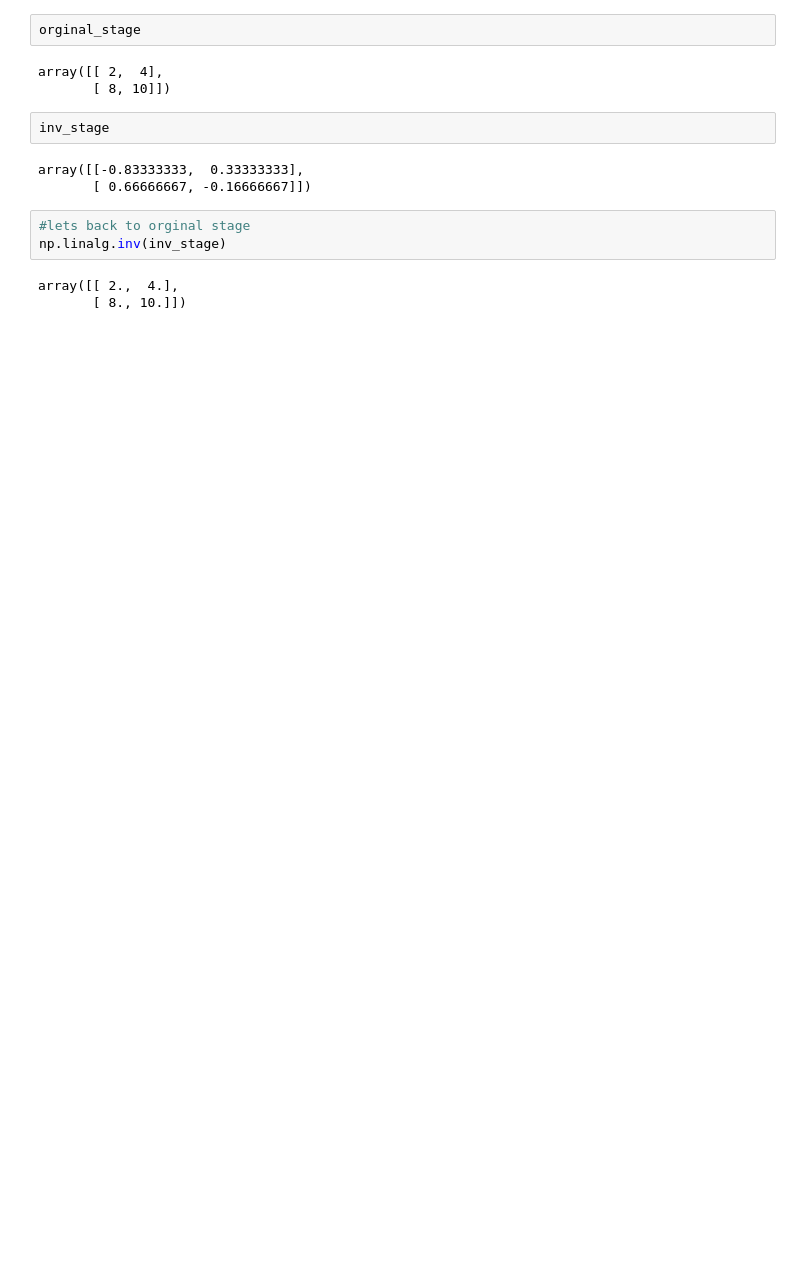
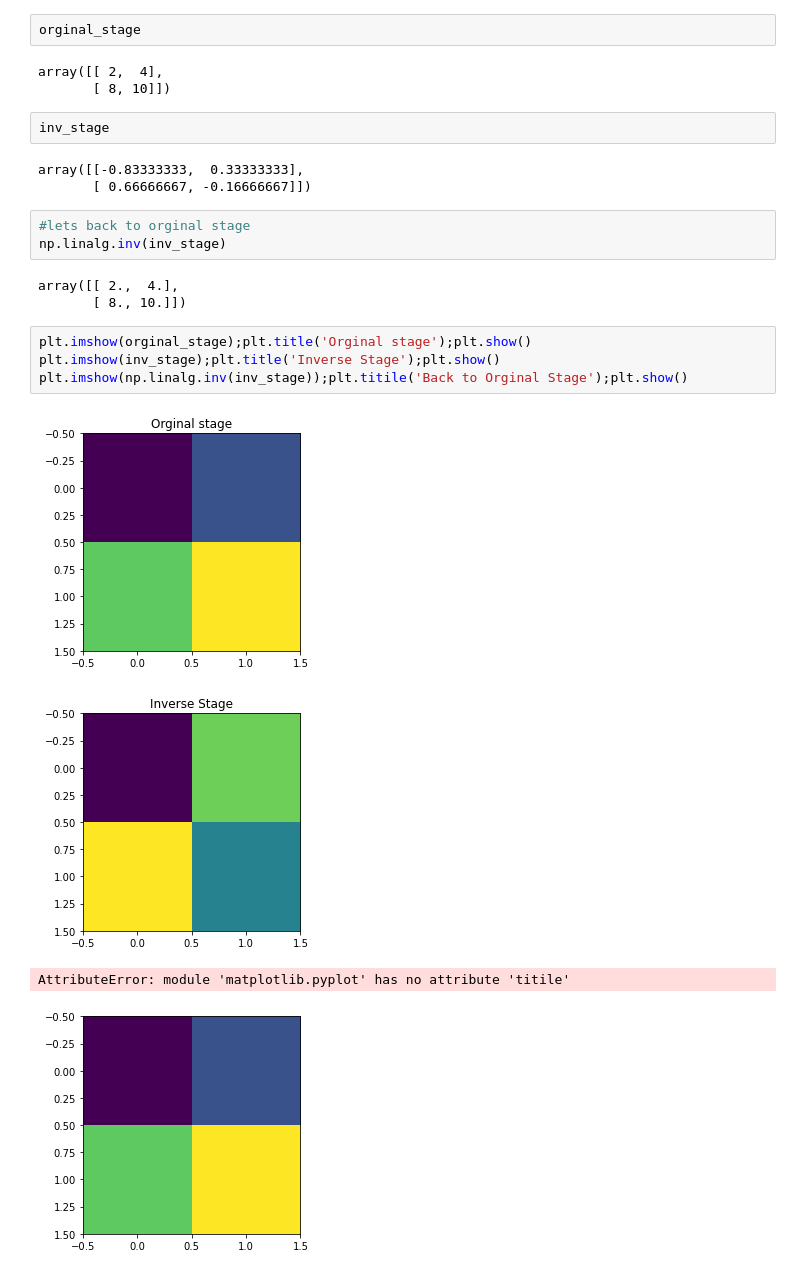
Before and after one commit to lkarjun/data-science-from-scratch, a Jupyter notebook: ChapterFour/LinearAlgebra.ipynb, the cells around one changed output. Saved outputs shown, nothing was run; the diff lists cells and outputs as text; blank space fills up the shorter version.

```diff
--- a/ChapterFour/LinearAlgebra.ipynb
+++ b/ChapterFour/LinearAlgebra.ipynb
@@ -376,3 +376,12 @@ np.linalg.inv(inv_stage)
 # %% [output]
 array([[ 2.,  4.],
        [ 8., 10.]])
+# %%
+plt.imshow(orginal_stage);plt.title('Orginal stage');plt.show()
+plt.imshow(inv_stage);plt.title('Inverse Stage');plt.show()
+plt.imshow(np.linalg.inv(inv_stage));plt.titile('Back to Orginal Stage');plt.show()
+# %% [output]
+[figure, added]
+[figure, added]
+AttributeError: module 'matplotlib.pyplot' has no attribute 'titile'
+[figure, added]
```
